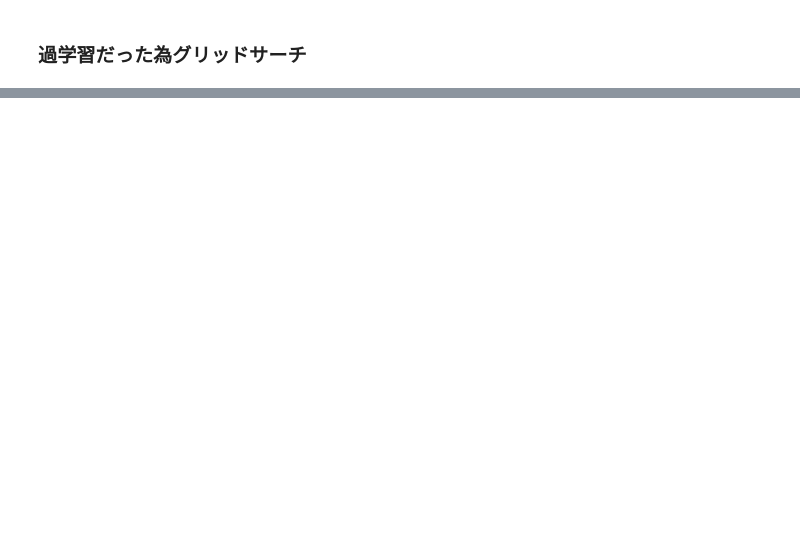
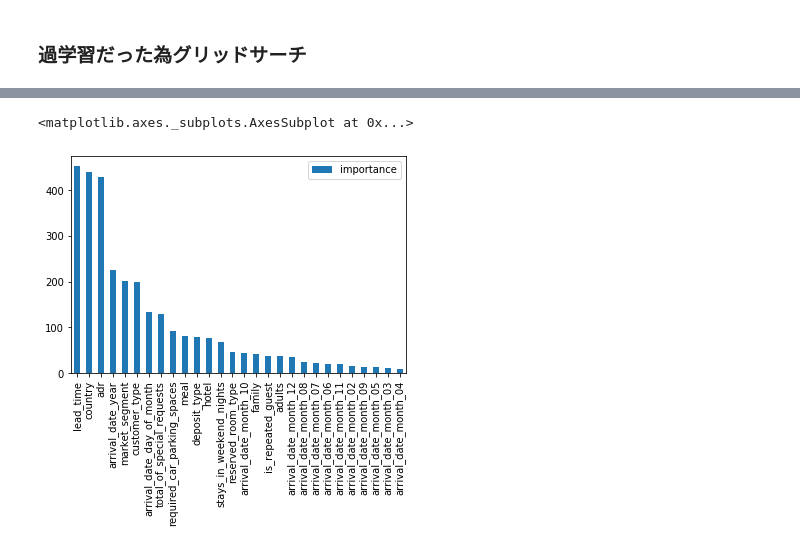
Before and after one commit to toriiatushi/portfolio, a Jupyter notebook: test.ipynb, the cells around one changed output, grey strips where cells are left out. Saved outputs shown, nothing was run; the diff lists cells and outputs as text; code cells hidden in the pictures; blank space fills up the shorter version.

```diff
--- a/test.ipynb
+++ b/test.ipynb
@@ -414,8 +414,7 @@ print(random_forest.score(X_test,y_test))
 # %%
 from sklearn.model_selection import GridSearchCV
 # %%
-params_random={'max_depth':[i for i in range(3,16)],
-                               'n_estimators':[i for i in [10,20,30,40,50,60,70,80,90,100]],
+params_random={'max_depth':[i for i in range(3,25)],
                                'criterion':['gini','entropy']
                                }
 
@@ -452,0 +448,6 @@ clf_grid.best_params_
+# %%
+from lightgbm import LGBMClassifier
+lgb=LGBMClassifier()
+lgb.fit(X_train,y_train)
+print(lgb.score(X_train,y_train))
+print(lgb.score(X_test,y_test))
@@ -452,0 +457,4 @@ clf_grid.best_params_
+# %%
+importance=pd.DataFrame({'importance':lgb.feature_importances_},index=X_train.columns)
+importance=importance.sort_values(by='importance',ascending=False)
+importance
@@ -452,0 +479,5 @@ clf_grid.best_params_
+# %%
+importance.plot.bar()
+# %% [output]
+<matplotlib.axes._subplots.AxesSubplot at 0x...>
+[figure, added]
```
Also changed, not shown: parts of 11 cells of this notebook.
